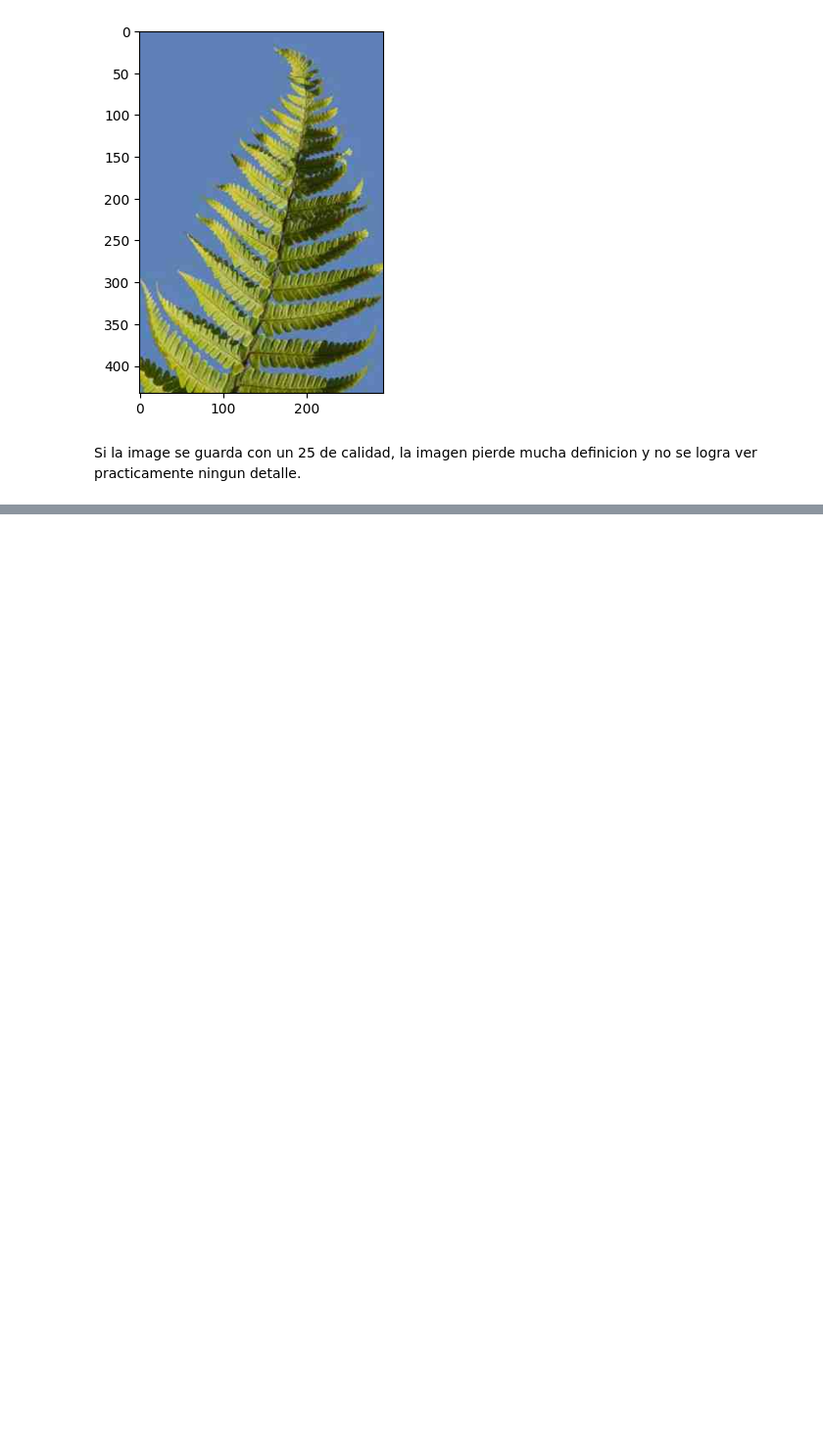
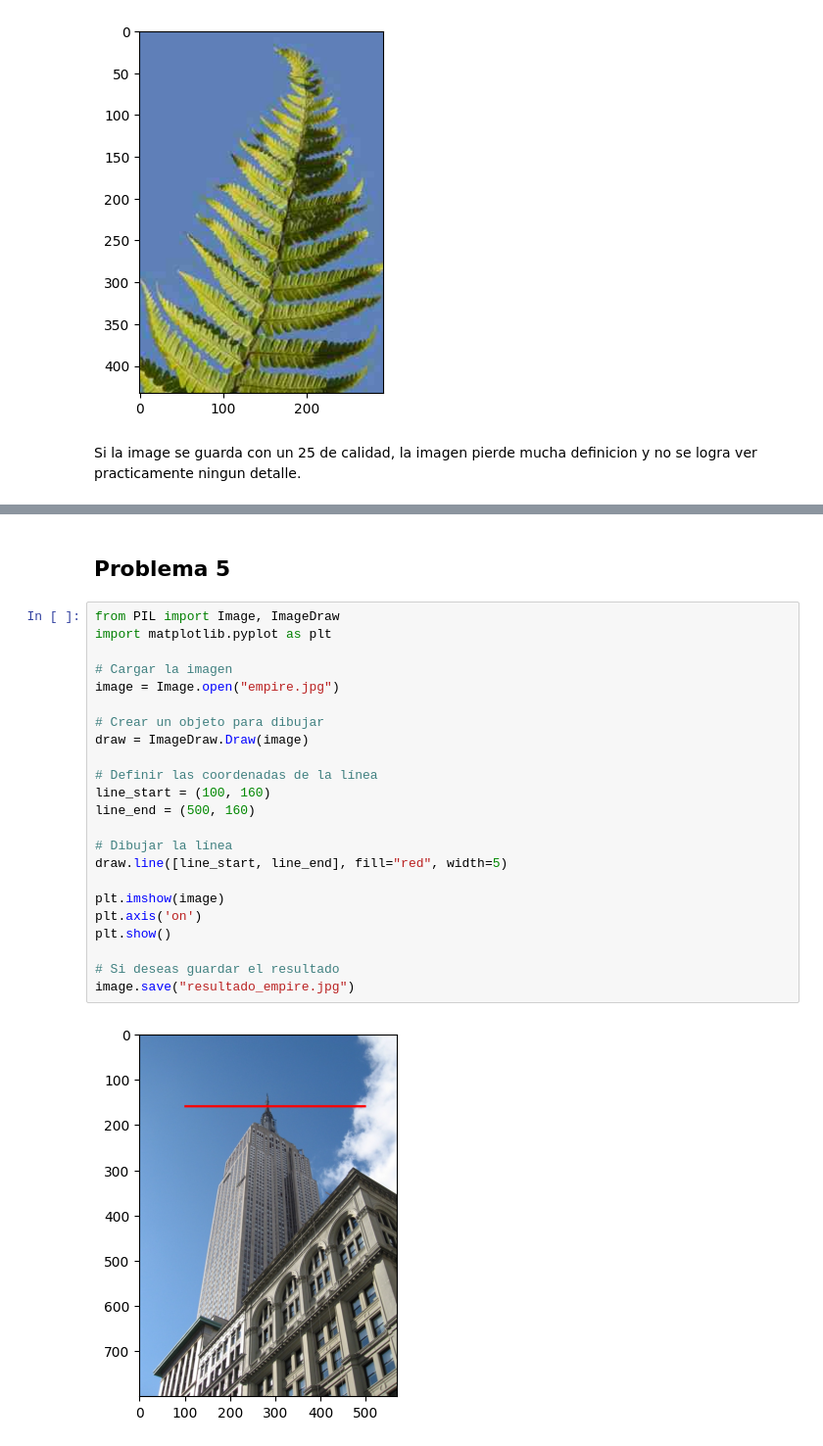
Before and after one commit to agusserraalh/TDI, a Jupyter notebook: guia1/Guia1.ipynb, the cells around one changed output, grey strips where cells are left out. Shown at 98% size. Cells and saved outputs as stored; diff of their text form; blank space fills up the shorter version.

```diff
--- a/guia1/Guia1.ipynb
+++ b/guia1/Guia1.ipynb
@@ -200,0 +227,27 @@ Si la image se guarda con un 25 de calidad, la imagen pierde mucha definicion y
+# %% [markdown]
+## Problema 5
+# %%
+from PIL import Image, ImageDraw
+import matplotlib.pyplot as plt
+
+# Cargar la imagen
+image = Image.open("empire.jpg")
+
+# Crear un objeto para dibujar
+draw = ImageDraw.Draw(image)
+
+# Definir las coordenadas de la línea
+line_start = (100, 160)
+line_end = (500, 160)
+
+# Dibujar la línea
+draw.line([line_start, line_end], fill="red", width=5)
+
+plt.imshow(image)
+plt.axis('on')
+plt.show()
+
+# Si deseas guardar el resultado
+image.save("resultado_empire.jpg")
+# %% [output]
+[figure, added]
```
Also changed, not shown: parts of 30 cells of this notebook, 41 other files.
